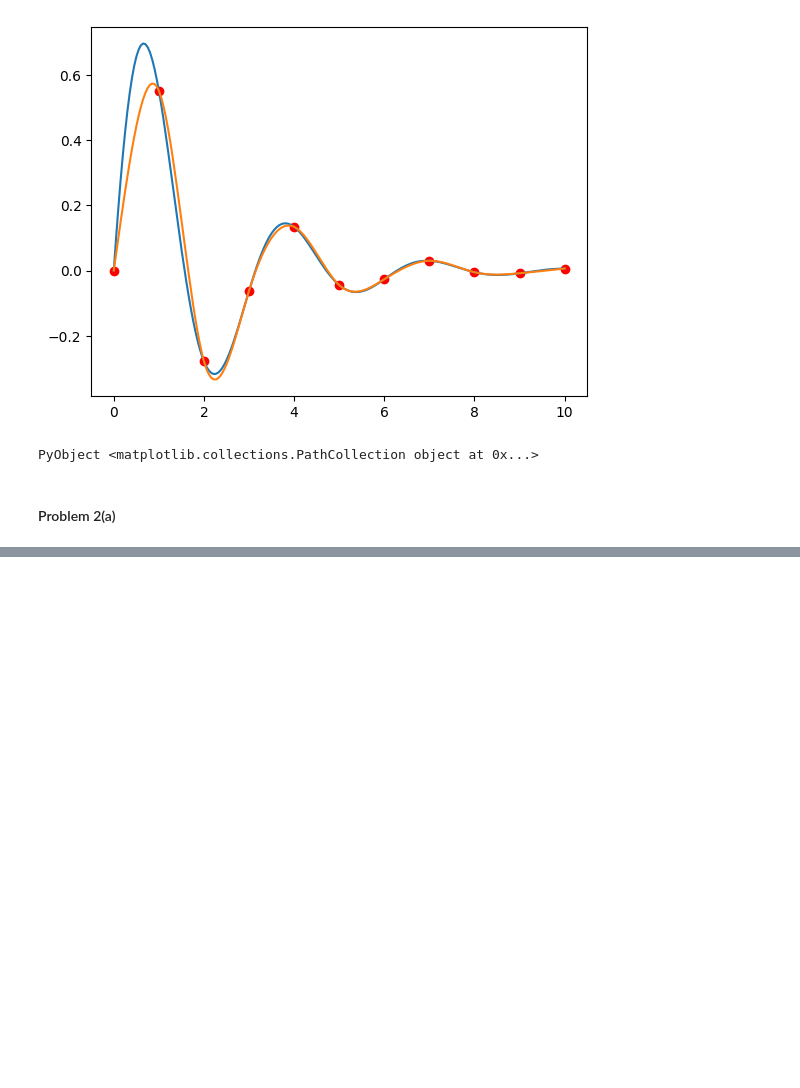
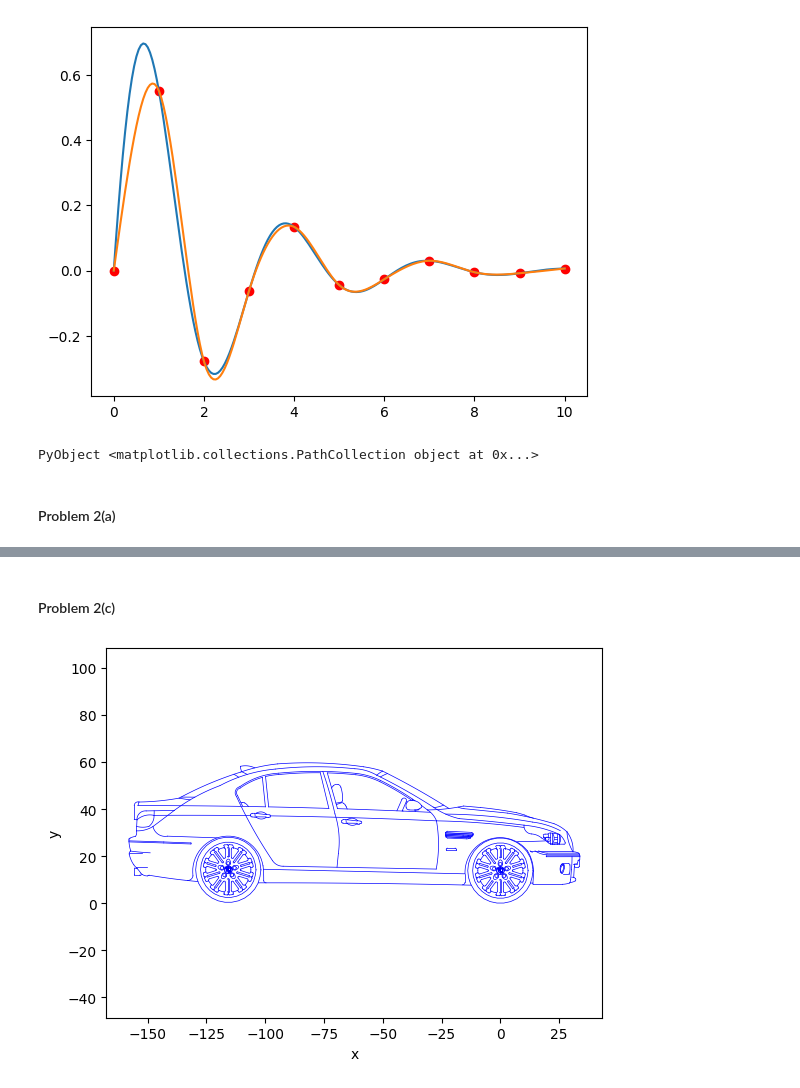
Before and after one commit to TagoreZhao/MATH124, a Jupyter notebook: HW8.ipynb, the cells around one changed output, grey strips where cells are left out. Drawn from its saved outputs; the diff is of its cells as text; code cells hidden in the pictures; blank space fills up the shorter version.

```diff
--- a/HW8.ipynb
+++ b/HW8.ipynb
@@ -81,0 +85,27 @@ plot(xy[:,1], xy[:,2], "ko");
+# %%
+function read_splines(fname)
+    file = open(fname)
+    d = []
+    num = 0
+    while !eof(file)
+        str = readline(file)
+        if occursin(r"^\d*$", str)
+            num = parse(Int64, str)
+        else
+            d_nk = reshape([],0,2)
+            data = parse.(Float64, split(str))
+            d_nk = [d_nk;[data[1] data[2]]]
+            for i in 1:(num-1)
+                str = readline(file)
+                data = parse.(Float64, split(str))
+                d_nk = [d_nk;[data[1] data[2]]]
+            end
+            push!(d,d_nk)
+        end
+    end
+    close(file)
+    return d
+end
+
+splines = read_splines("bmw.dat")
+#plot_parametric_spline(splines[1][:,1],splines[1][:,2])
@@ -81,0 +130,11 @@ plot(xy[:,1], xy[:,2], "ko");
+# %% [markdown]
+#### Problem 2(c)
+# %%
+function plot_splines(splines)
+    for s in splines
+        plot_parametric_spline(s[:,1],s[:,2])
+    end
+end
+plot_splines(splines)
+# %% [output]
+[figure, added]
```
Also changed, not shown: parts of 6 cells of this notebook.
